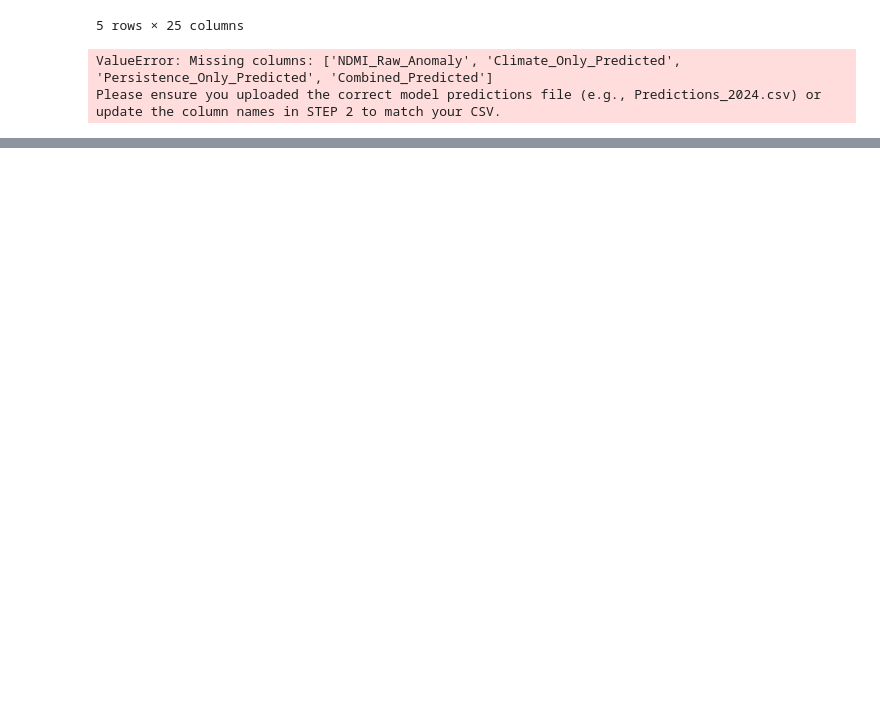
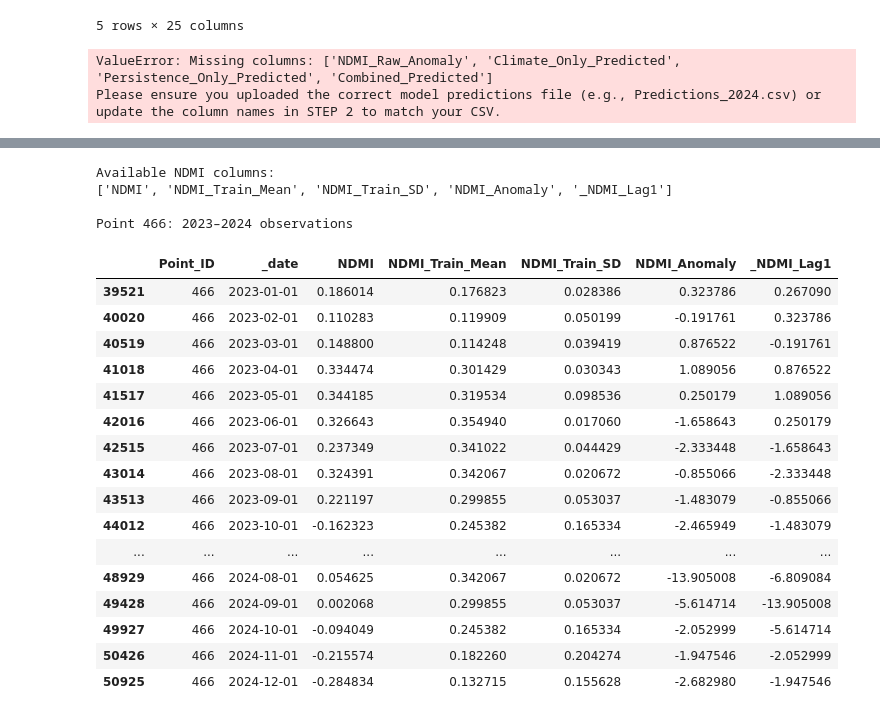
Before and after one commit to Kailash12332/Quantum, a Jupyter notebook: Untitled41.ipynb, the cells around one changed output, grey strips where cells are left out. Saved outputs shown, nothing was run; the diff lists cells and outputs as text; code cells hidden in the pictures; blank space fills up the shorter version.

```diff
--- a/Untitled41.ipynb
+++ b/Untitled41.ipynb
@@ -2479,0 +3597,46 @@ Results saved: Alabama_SPI_SPEI_Correlation_Results.zip
+# %%
+
+# Check available NDMI columns and 2024 values
+
+ndmi_columns = [
+    col for col in df.columns
+    if "ndmi" in col.lower()
+]
+
+print("Available NDMI columns:")
+print(ndmi_columns)
+
+print("\nPoint 466: 2023–2024 observations")
+
+point_data = df[
+    (df["Point_ID"] == 466) &
+    (df["_year"].isin([2023, 2024]))
+].copy()
+
+display(
+    point_data[
+        ["Point_ID", "_date"] + ndmi_columns
+    ].sort_values("_date")
+)
+# %% [output]
+Available NDMI columns:
+['NDMI', 'NDMI_Train_Mean', 'NDMI_Train_SD', 'NDMI_Anomaly', '_NDMI_Lag1']
+
+Point 466: 2023–2024 observations
+|  | Point_ID | _date | NDMI | NDMI_Train_Mean | NDMI_Train_SD | NDMI_Anomaly | _NDMI_Lag1 |
+| 39521 | 466 | 2023-01-01 | 0.186014 | 0.176823 | 0.028386 | 0.323786 | 0.267090 |
+| 40020 | 466 | 2023-02-01 | 0.110283 | 0.119909 | 0.050199 | -0.191761 | 0.323786 |
+| 40519 | 466 | 2023-03-01 | 0.148800 | 0.114248 | 0.039419 | 0.876522 | -0.191761 |
+| 41018 | 466 | 2023-04-01 | 0.334474 | 0.301429 | 0.030343 | 1.089056 | 0.876522 |
+| 41517 | 466 | 2023-05-01 | 0.344185 | 0.319534 | 0.098536 | 0.250179 | 1.089056 |
+| 42016 | 466 | 2023-06-01 | 0.326643 | 0.354940 | 0.017060 | -1.658643 | 0.250179 |
+| 42515 | 466 | 2023-07-01 | 0.237349 | 0.341022 | 0.044429 | -2.333448 | -1.658643 |
+| 43014 | 466 | 2023-08-01 | 0.324391 | 0.342067 | 0.020672 | -0.855066 | -2.333448 |
+| 43513 | 466 | 2023-09-01 | 0.221197 | 0.299855 | 0.053037 | -1.483079 | -0.855066 |
+| 44012 | 466 | 2023-10-01 | -0.162323 | 0.245382 | 0.165334 | -2.465949 | -1.483079 |
+| ... | ... | ... | ... | ... | ... | ... | ... |
+| 48929 | 466 | 2024-08-01 | 0.054625 | 0.342067 | 0.020672 | -13.905008 | -6.809084 |
+| 49428 | 466 | 2024-09-01 | 0.002068 | 0.299855 | 0.053037 | -5.614714 | -13.905008 |
+| 49927 | 466 | 2024-10-01 | -0.094049 | 0.245382 | 0.165334 | -2.052999 | -5.614714 |
+| 50426 | 466 | 2024-11-01 | -0.215574 | 0.182260 | 0.204274 | -1.947546 | -2.052999 |
+| 50925 | 466 | 2024-12-01 | -0.284834 | 0.132715 | 0.155628 | -2.682980 | -1.947546 |
```
Also changed, not shown: parts of 8 cells of this notebook.
